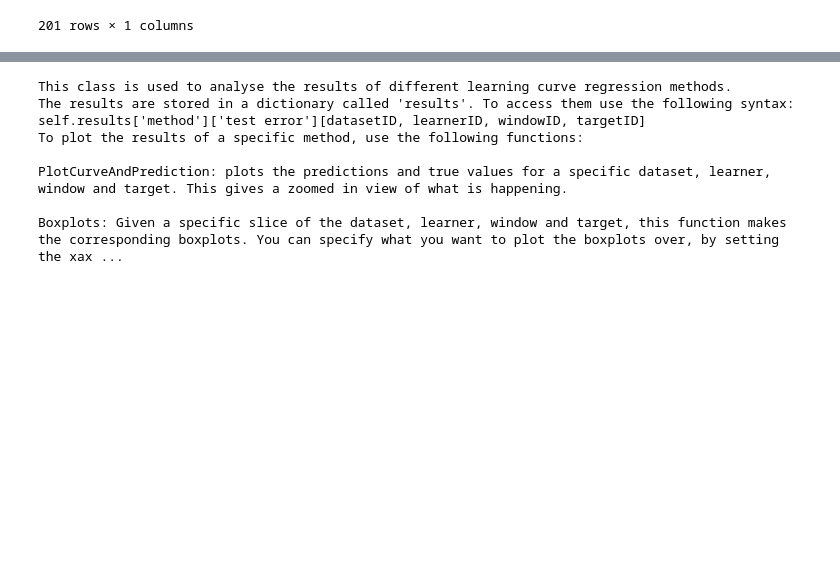
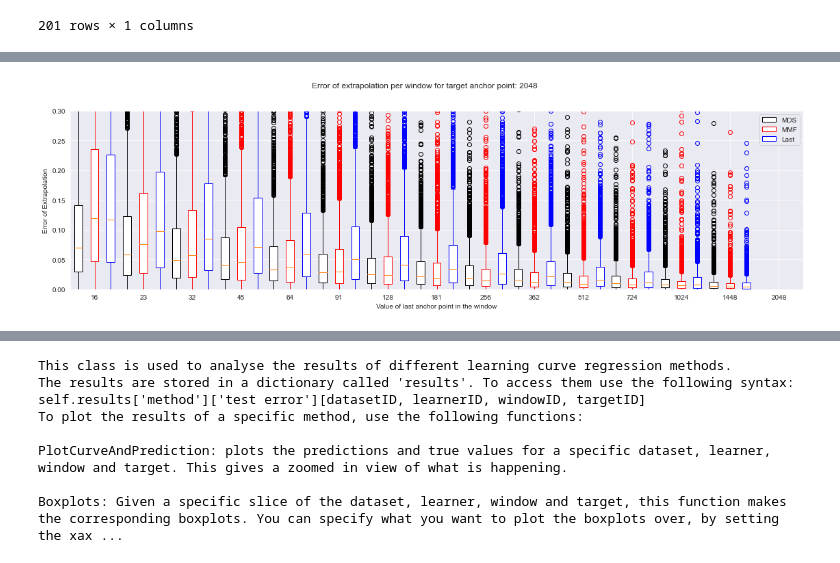
Before and after one commit to quantagenmtg/AMLthesis, a Jupyter notebook: Test.ipynb, the cells around one changed output, grey strips where cells are left out. Cells and saved outputs as stored; diff of their text form; code cells hidden in the pictures; blank space fills up the shorter version.

```diff
--- a/Test.ipynb
+++ b/Test.ipynb
@@ -30 +98,5 @@ win.PlotCurveAndPrediction(0,0,3,14, legend = False)
+# %%
+win.Boxplots(target = -2, ylim = [0,0.3], save = 'Plots/target2048.png', dpi = 800)
+# %% [output]
+[figure, added]
 # %%
```
Also changed, not shown: parts of 10 cells of this notebook, 31 other files.
